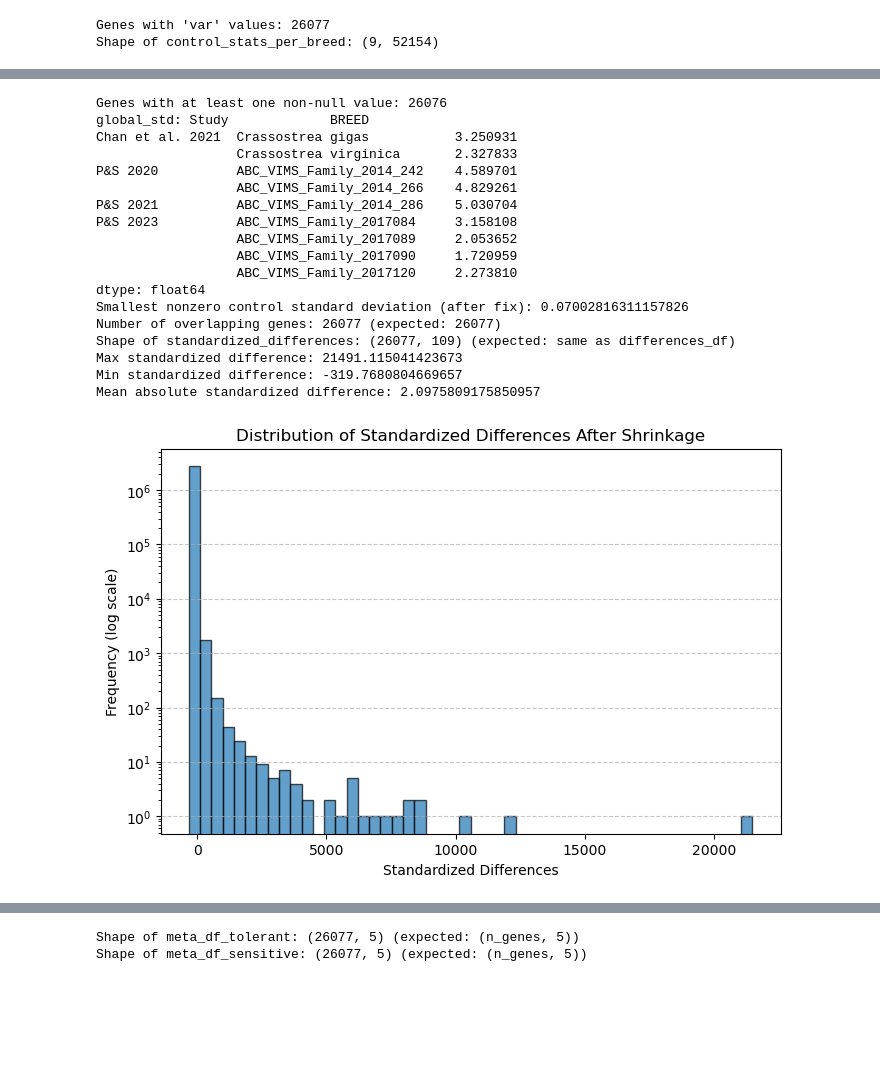
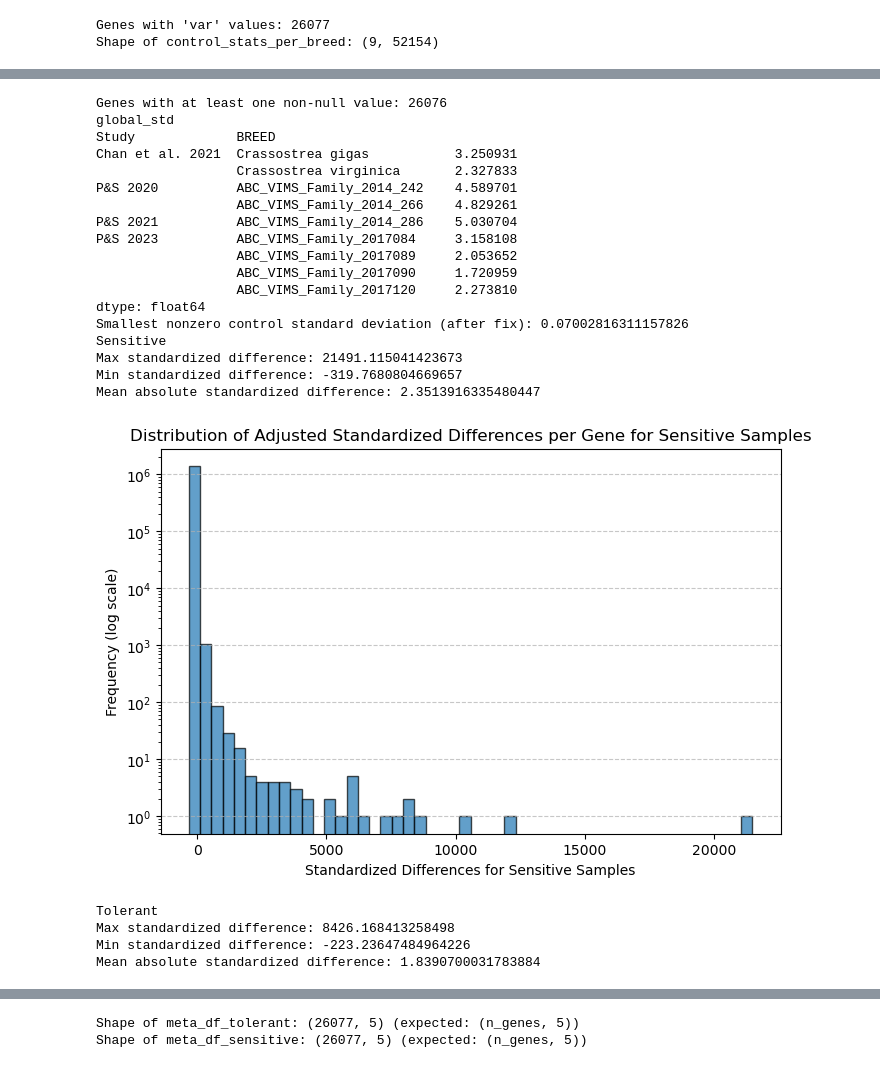
Before and after one commit to Resilience-Biomarkers-for-Aquaculture/Cvirg_Pmarinus_RNAseq, a Jupyter notebook: scripts/treatment_vs_control/treatment_vs_control_4th_try.ipynb, the cells around one changed output, grey strips where cells are left out. Cells and saved outputs as stored; diff of their text form; code cells hidden in the pictures; blank space fills up the shorter version.

Commit message:
More work on treatment_vs_control_4th_try.ipynb. Still needs work on final filtering/selection.

```diff
--- a/scripts/treatment_vs_control/treatment_vs_control_4th_try.ipynb
+++ b/scripts/treatment_vs_control/treatment_vs_control_4th_try.ipynb
@@ -154,7 +146,7 @@ aligned_control_std = control_std.copy()
 # ChatGPT called this "Bayesian Shrinkage for Variance"
 shrink_factor = 0.5  # Adjust to control shrinkage level
 global_std = control_std[control_std > 0].median()
-print (f"global_std: {global_std}")
+print (f"global_std:\n{global_std}")
 
 # Define a threshold to replace very small values
 threshold = 0.07  # Values below this will be adjusted. 0.07 was arrived at by experimentation
@@ -173,8 +165,6 @@ print("Smallest nonzero control standard deviation (after fix): " +
 
 # Compute standardized effect size
 differences_df = differences_df.astype(np.float32)  # Ensure memory efficiency
-common_genes = differences_df.index.intersection(aligned_control_std.index)
-print(f"Number of overlapping genes: {len(common_genes)} (expected: {differences_df.shape[0]})")
 
 # Map each sample to its BREED
 breed_mapping = filtered_metadata.set_index("Experiment")["BREED"]
@@ -193,52 +183,57 @@ aligned_control_std.index.name = "gene_id"
 
 # Reindex using the full MultiIndex
 expanded_control_std = aligned_control_std.reindex(columns=sample_breeds_index, fill_value=np.nan)
 
-# Compute **standarized differences**: differences divided by respective standard deviations
+# Compute __standarized differences__: differences divided by respective standard deviations
 standardized_differences = differences_df.div(expanded_control_std.values)
 
 # Split data into tolerant and sensitive groups
 tolerant_samples = filtered_metadata[filtered_metadata["Trait"] == "tolerant"]["Experiment"]
 sensitive_samples = filtered_metadata[filtered_metadata["Trait"] == "sensitive"]["Experiment"]
 valid_tolerant_samples = tolerant_samples[tolerant_samples.isin(standardized_differences.columns)]
 valid_sensitive_samples = sensitive_samples[sensitive_samples.isin(standardized_differences.columns)]
 
-# Debugging: Check standardized differences shape
-print(f"Shape of standardized_differences: {standardized_differences.shape} (expected: same as differences_df)")
-print("Max standardized difference:", standardized_differences.max().max())
-print("Min standardized difference:", standardized_differences.min().min())
-print("Mean absolute standardized difference:", standardized_differences.abs().mean().mean())
-
-# Plot a histogram of standardized differences to visualize distribution
-plt.figure(figsize=(8, 5))
-plt.hist(standardized_differences.values.flatten(), bins=50, edgecolor="black", alpha=0.7)
-plt.yscale("log")  # Use log scale to better visualize extreme values
-plt.xlabel("Standardized Differences")
-plt.ylabel("Frequency (log scale)")
-plt.title("Distribution of Standardized Differences After Shrinkage")
-plt.grid(axis="y", linestyle="--", alpha=0.7)
-plt.show()
-
 # Separate standardized differences for tolerant and sensitive samples
 standardized_differences_tolerant = standardized_differences[valid_tolerant_samples]
 standardized_differences_sensitive = standardized_differences[valid_sensitive_samples]
+
+for label, standardized_differences in (("Sensitive", standardized_differences_sensitive),
+                                        ("Tolerant", standardized_differences_tolerant)):# Check whether stabilization of variances worked
+    print (label)
+    print("Max standardized difference:", standardized_differences.max().max())
+    print("Min standardized difference:", standardized_differences.min().min())
+    print("Mean absolute standardized difference:", standardized_differences.abs().mean().mean())
+
+    # Plot a histogram of standardized differences to visualize distribution
+    plt.figure(figsize=(8, 5))
+    plt.hist(standardized_differences.values.flatten(), bins=50, edgecolor="black", alpha=0.7)
+    plt.yscale("log")  # Use log scale to better visualize extreme values
+    plt.xlabel(f"Standardized Differences for {label} Samples")
+    plt.ylabel("Frequency (log scale)")
+    plt.title(f"Distribution of Adjusted Standardized Differences per Gene for {label} Samples")
+    plt.grid(axis="y", linestyle="--", alpha=0.7)
+    plt.show()
 # %% [output]
 Genes with at least one non-null value: 26076
-global_std: Study             BREED
+global_std
+Study             BREED
 Chan et al. 2021  Crassostrea gigas           3.250931
                   Crassostrea virginica       2.327833
 P&S 2020          ABC_VIMS_Family_2014_242    4.589701
                   ABC_VIMS_Family_2014_266    4.829261
 P&S 2021          ABC_VIMS_Family_2014_286    5.030704
 P&S 2023          ABC_VIMS_Family_2017084     3.158108
                   ABC_VIMS_Family_2017089     2.053652
                   ABC_VIMS_Family_2017090     1.720959
                   ABC_VIMS_Family_2017120     2.273810
 dtype: float64
 Smallest nonzero control standard deviation (after fix): 0.07002816311157826
-Number of overlapping genes: 26077 (expected: 26077)
-Shape of standardized_differences: (26077, 109) (expected: same as differences_df)
+Sensitive
 Max standardized difference: 21491.115041423673
 Min standardized difference: -319.7680804669657
-Mean absolute standardized difference: 2.0975809175850957
+Mean absolute standardized difference: 2.3513916335480447
-[figure, old version]
+[figure, new version]
+Tolerant
+Max standardized difference: 8426.168413258498
+Min standardized difference: -223.23647484964226
+Mean absolute standardized difference: 1.8390700031783884
```
Also changed, not shown: parts of 8 cells of this notebook.
